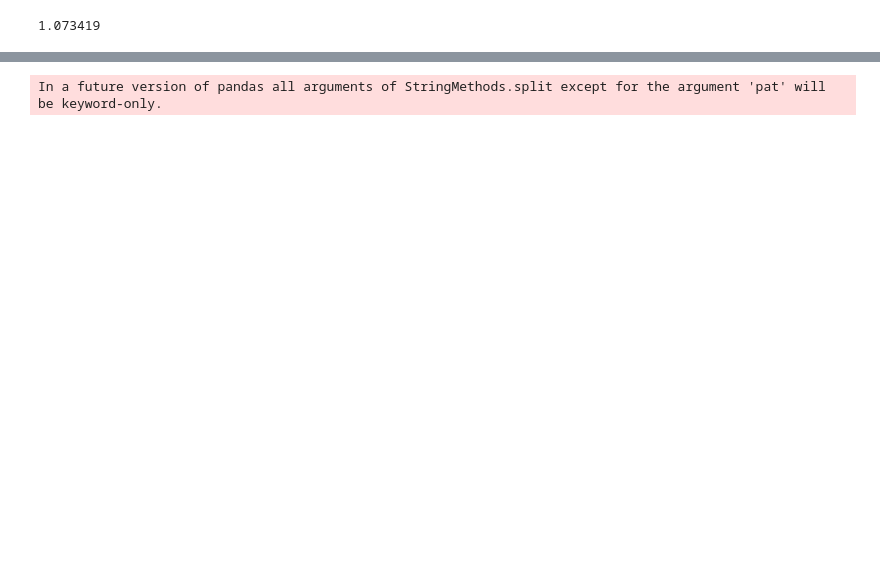
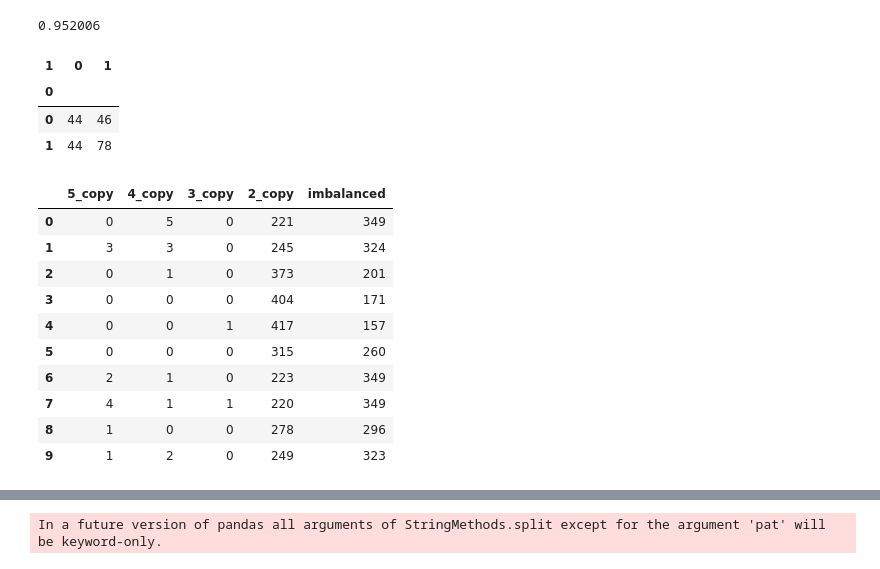
Before and after one commit to jaympatel481/RepLine-16-Analysis, a Jupyter notebook: Interactions.ipynb, the cells around one changed output, grey strips where cells are left out. Saved outputs shown, nothing was run; the diff lists cells and outputs as text; code cells hidden in the pictures; blank space fills up the shorter version.

```diff
--- a/Interactions.ipynb
+++ b/Interactions.ipynb
@@ -13,4 +49,39 @@ import random
 # %%
-float(str(silac[silac['Protein'] == 'YPR073C']['SILAC_ratio_SCSC']).split("\n")[0].split("    ")[1])
+float(str(silac[silac['Protein'] == 'YAL003W']['SILAC_ratio_SCSC']).split("\n")[0].split("    ")[1])
 # %% [output]
-1.073419
+0.952006
+# %%
+cnv_16_complex_0=[]
+cnv_16_complex_1=[]
+cnv_cnv_16_complexes = pd.DataFrame()
+silac = pd.read_csv('/content/SILAC - Worksheet.csv')
+
+for i in range(len(clean_complex_interactions)):
+  if ((clean_complex_interactions[0][i] in cnv_genes_list) and (clean_complex_interactions[1][i] in cnv_genes_list)):
+    cnv_16_complex_0.append(clean_complex_interactions[0][i])
+    cnv_16_complex_1.append(clean_complex_interactions[1][i])
+cnv_cnv_16_complexes[0] = cnv_16_complex_0
+cnv_cnv_16_complexes[1] = cnv_16_complex_1
+
+abundance_16_complexes_cnv_cnv = pd.DataFrame()
+abundance_16_complexes_0 = []
+abundance_16_complexes_1 = []
+
+for i in range(len(cnv_cnv_16_complexes)):
+  if ((cnv_cnv_16_complexes[0][i] in list(silac['Protein'])) and ((cnv_cnv_16_complexes[1][i] in list(silac['Protein'])))):
+    if float(str(silac[silac['Protein'] == cnv_cnv_16_complexes[0][i]]['SILAC_ratio_SCSC']).split("\n")[0].split("    ")[1]) < float(str(silac[silac['Protein'] == cnv_cnv_16_complexes[0][i]]['SILAC_ratio_SC16L']).split("\n")[0].split("    ")[1]):
+      abundance_16_complexes_0.append(1)
+    else:
+      abundance_16_complexes_0.append(0)
+    if float(str(silac[silac['Protein'] == cnv_cnv_16_complexes[1][i]]['SILAC_ratio_SCSC']).split("\n")[0].split("    ")[1]) < float(str(silac[silac['Protein'] == cnv_cnv_16_complexes[1][i]]['SILAC_ratio_SC16L']).split("\n")[0].split("    ")[1]):
+      abundance_16_complexes_1.append(1)
+    else:
+      abundance_16_complexes_1.append(0)
+abundance_16_complexes_cnv_cnv[0] = abundance_16_complexes_0
+abundance_16_complexes_cnv_cnv[1] = abundance_16_complexes_1
+pd.crosstab(abundance_16_complexes_cnv_cnv[0], abundance_16_complexes_cnv_cnv[1])
+# %% [output]
+| 1 | 0 | 1 |
+| 0 |  |  |
+| 0 | 44 | 46 |
+| 1 | 44 | 78 |
@@ -16,0 +148,20 @@ float(str(silac[silac['Protein'] == 'YPR073C']['SILAC_ratio_SCSC']).split("\n")[
+# %%
+random_aneuploidy_balance_complexes=pd.DataFrame()
+random_aneuploidy_balance_complexes['5_copy'] = num_5_cp_random
+random_aneuploidy_balance_complexes['4_copy'] = num_4_cp_random
+random_aneuploidy_balance_complexes['3_copy'] = num_3_cp_random
+random_aneuploidy_balance_complexes['2_copy'] = num_2_cp_random
+random_aneuploidy_balance_complexes['imbalanced'] = num_imb_random
+random_aneuploidy_balance_complexes
+# %% [output]
+|  | 5_copy | 4_copy | 3_copy | 2_copy | imbalanced |
+| 0 | 0 | 5 | 0 | 221 | 349 |
+| 1 | 3 | 3 | 0 | 245 | 324 |
+| 2 | 0 | 1 | 0 | 373 | 201 |
+| 3 | 0 | 0 | 0 | 404 | 171 |
+| 4 | 0 | 0 | 1 | 417 | 157 |
+| 5 | 0 | 0 | 0 | 315 | 260 |
+| 6 | 2 | 1 | 0 | 223 | 349 |
+| 7 | 4 | 1 | 1 | 220 | 349 |
+| 8 | 1 | 0 | 0 | 278 | 296 |
+| 9 | 1 | 2 | 0 | 249 | 323 |
```
Also changed, not shown: parts of 6 cells of this notebook.
